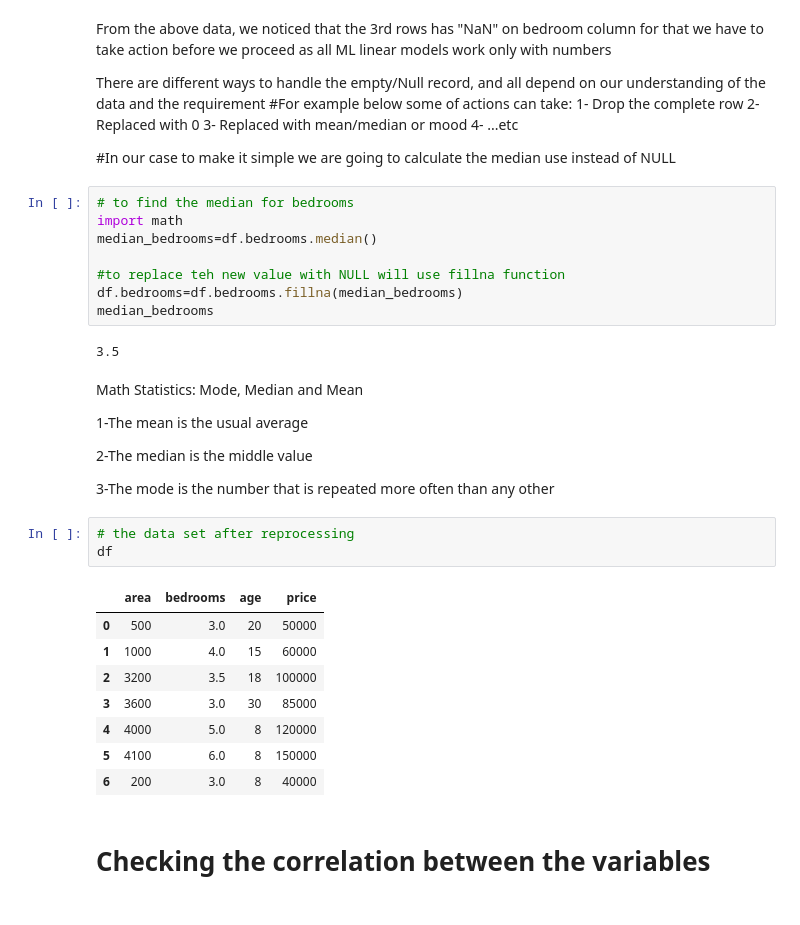
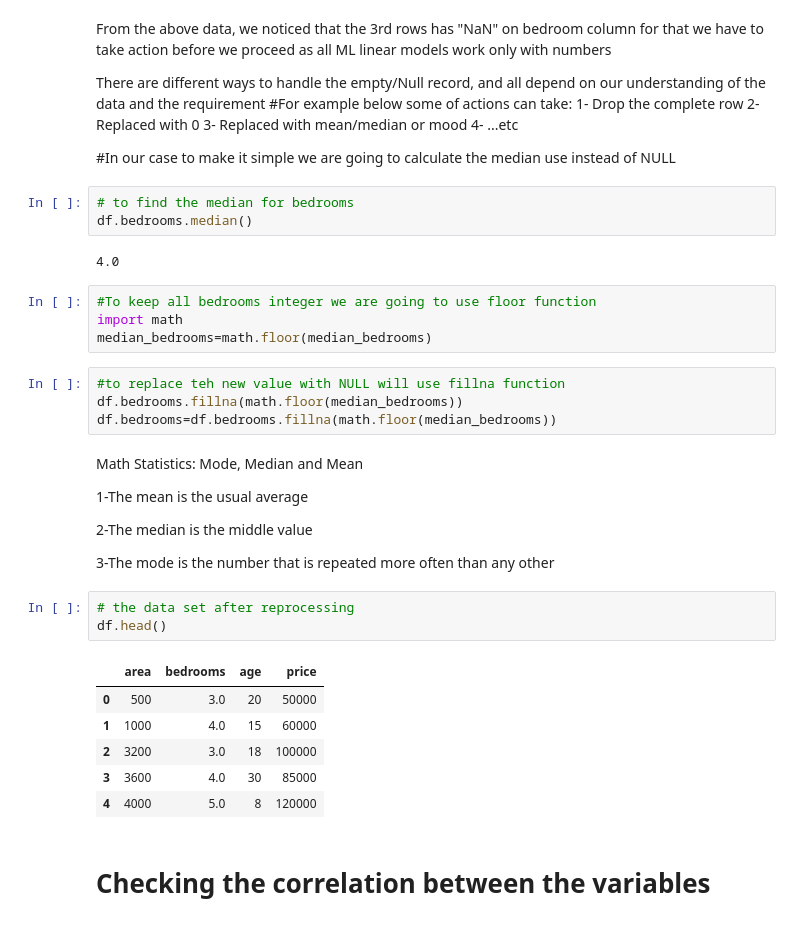
Before and after one commit to AhmadShhadeh/Data_Science_Workshops, a Jupyter notebook: home_Price_prediction/home_Price_prediction.ipynb, the cells around one changed output. Drawn from its saved outputs; the diff is of its cells as text.

```diff
--- a/home_Price_prediction/home_Price_prediction.ipynb
+++ b/home_Price_prediction/home_Price_prediction.ipynb
@@ -69,16 +69,19 @@ There are different ways to handle the empty/Null record, and all depend on our
 4- ...etc
 
 #In our case to make it simple we are going to calculate the median use instead of NULL
+# %%
+# to find the median for bedrooms
+df.bedrooms.median()
+# %% [output]
+4.0
+# %%
+#To keep all bedrooms integer we are going to use floor function
+import math
+median_bedrooms=math.floor(median_bedrooms)
 # %%
-# to find the median for bedrooms
-import math
-median_bedrooms=df.bedrooms.median()
-
 #to replace teh new value with NULL will use fillna function
-df.bedrooms=df.bedrooms.fillna(median_bedrooms)
-median_bedrooms
+df.bedrooms.fillna(math.floor(median_bedrooms))
+df.bedrooms=df.bedrooms.fillna(math.floor(median_bedrooms))
-# %% [output]
-3.5
 # %% [markdown]
 Math Statistics: Mode, Median and Mean
 
@@ -89,16 +92,14 @@ Math Statistics: Mode, Median and Mean
 3-The mode is the number that is repeated more often than any other
 # %%
 # the data set after reprocessing
-df
+df.head()
 # %% [output]
 |  | area | bedrooms | age | price |
 | 0 | 500 | 3.0 | 20 | 50000 |
 | 1 | 1000 | 4.0 | 15 | 60000 |
-| 2 | 3200 | 3.5 | 18 | 100000 |
-| 3 | 3600 | 3.0 | 30 | 85000 |
+| 2 | 3200 | 3.0 | 18 | 100000 |
+| 3 | 3600 | 4.0 | 30 | 85000 |
 | 4 | 4000 | 5.0 | 8 | 120000 |
-| 5 | 4100 | 6.0 | 8 | 150000 |
-| 6 | 200 | 3.0 | 8 | 40000 |
 # %% [markdown]
 # Checking the correlation between the variables
 # %%
```
Also changed, not shown: parts of 15 cells of this notebook, 2 other files.
